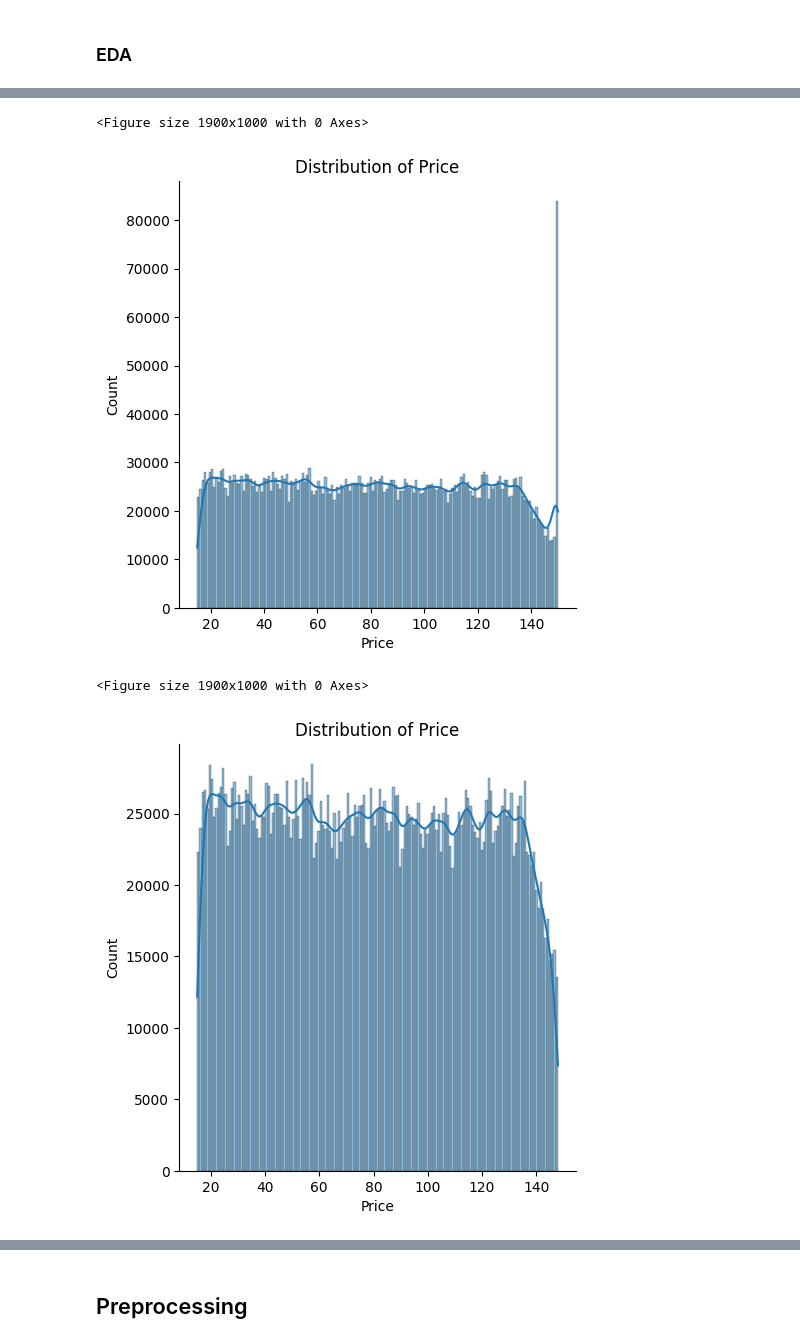
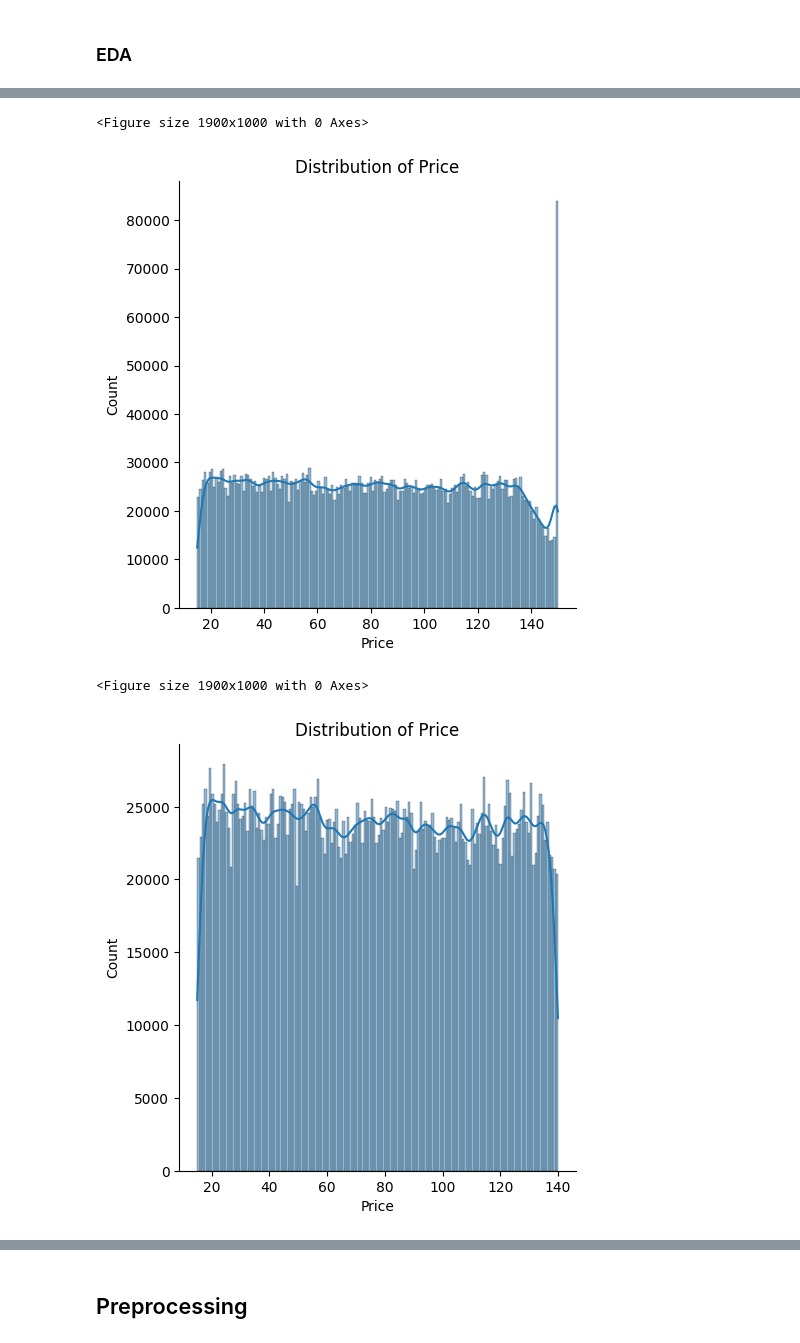
Before and after one commit to BaptPicxDev/swag2-backpack-predict, a Jupyter notebook: notebooks/training.ipynb, the cells around one changed output, grey strips where cells are left out. Drawn from its saved outputs; the diff is of its cells as text; code cells hidden in the pictures.

```diff
--- a/notebooks/training.ipynb
+++ b/notebooks/training.ipynb
@@ -45,12 +48,14 @@ from src.preprocessing import (
 # %%
 # Loading data
-df_train = pd.concat([
+df_train = (
+    pd.concat([
     pd.read_csv("data/train.csv"),
     pd.read_csv("data/training_extra.csv"),
-])
+    ])
+)
+
 print(df_train.shape)
 df_test = pd.read_csv("data/test.csv")
-column_names = df_train.drop(columns=["id", "Price"]).columns
 # %% [output]
 (3994318, 11)
 # %%
@@ -114,12 +119,12 @@ dtypes: float64(2), int64(1), object(7)
 memory usage: 15.3+ MB
 # %%
 distplot(df=df_train, variable_name="Price")
-df_train = df_train.drop(df_train[df_train.Price >= 148].index)
+df_train = df_train.drop(df_train[df_train.Price >= 140].index)
 distplot(df=df_train, variable_name="Price")
 # %% [output]
 <Figure size 1900x1000 with 0 Axes>
 [figure]
 <Figure size 1900x1000 with 0 Axes>
-[figure, old version]
+[figure, new version]
 # %%
 # quan = QuantileTransformer(output_distribution="normal", n_quantiles=200)
```
Also changed, not shown: parts of 33 cells of this notebook.
